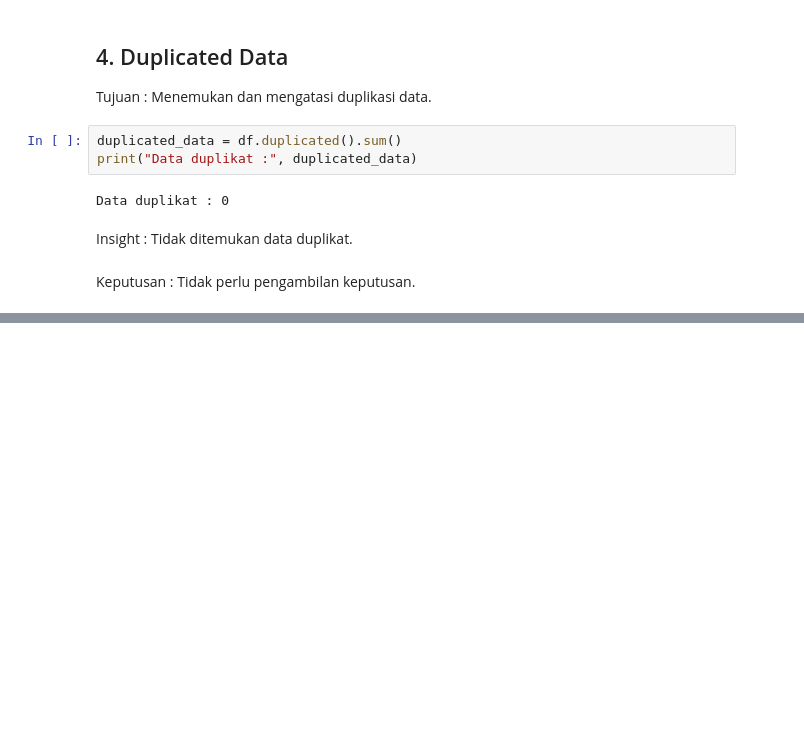
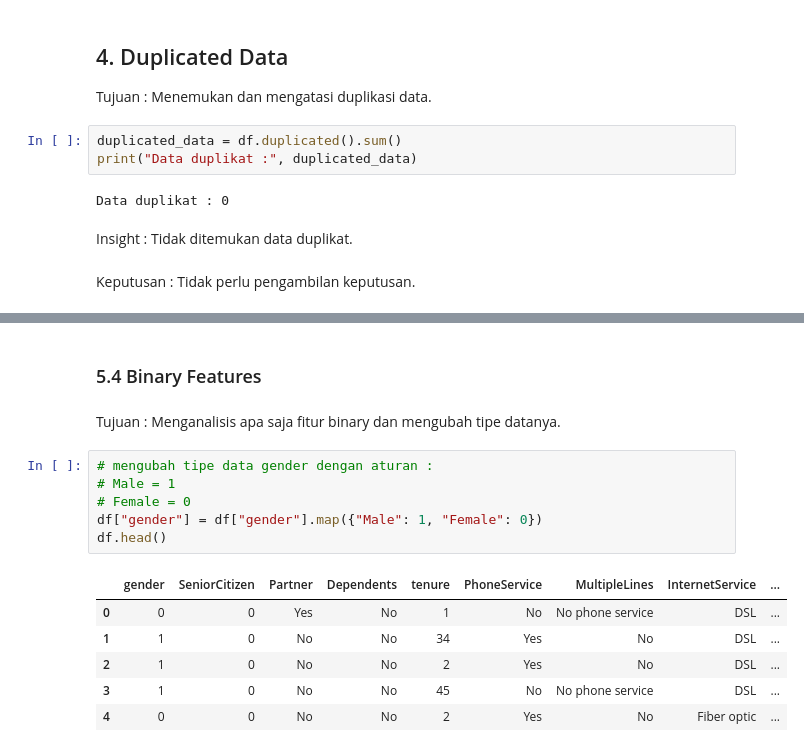
Before and after one commit to RyannPy/customer-intelligence-platform, a Jupyter notebook: notebooks/01_data_cleaning.ipynb, the cells around one changed output, grey strips where cells are left out. Drawn from its saved outputs; the diff is of its cells as text; blank space fills up the shorter version.

```diff
--- a/notebooks/01_data_cleaning.ipynb
+++ b/notebooks/01_data_cleaning.ipynb
@@ -115,0 +170,17 @@ Keputusan : Tidak perlu pengambilan keputusan.
+# %% [markdown]
+### 5.4 Binary Features
+# %% [markdown]
+Tujuan : Menganalisis apa saja fitur binary dan mengubah tipe datanya.<br>
+# %%
+# mengubah tipe data gender dengan aturan :
+# Male = 1
+# Female = 0
+df["gender"] = df["gender"].map({"Male": 1, "Female": 0})
+df.head()
+# %% [output]
+|  | gender | SeniorCitizen | Partner | Dependents | tenure | PhoneService | MultipleLines | InternetService | ... |
+| 0 | 0 | 0 | Yes | No | 1 | No | No phone service | DSL | ... |
+| 1 | 1 | 0 | No | No | 34 | Yes | No | DSL | ... |
+| 2 | 1 | 0 | No | No | 2 | Yes | No | DSL | ... |
+| 3 | 1 | 0 | No | No | 45 | No | No phone service | DSL | ... |
+| 4 | 0 | 0 | No | No | 2 | Yes | No | Fiber optic | ... |
```
Also changed, not shown: parts of 23 cells of this notebook.
